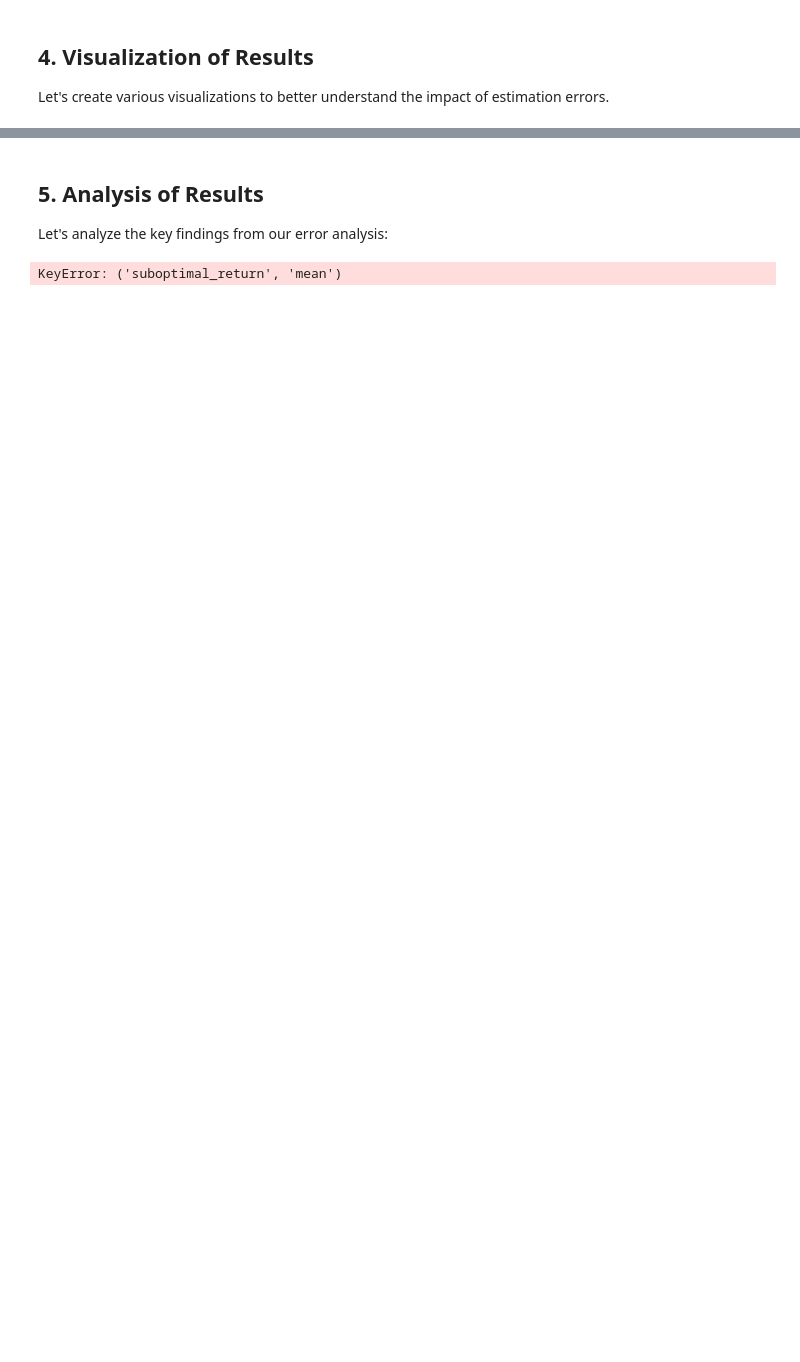
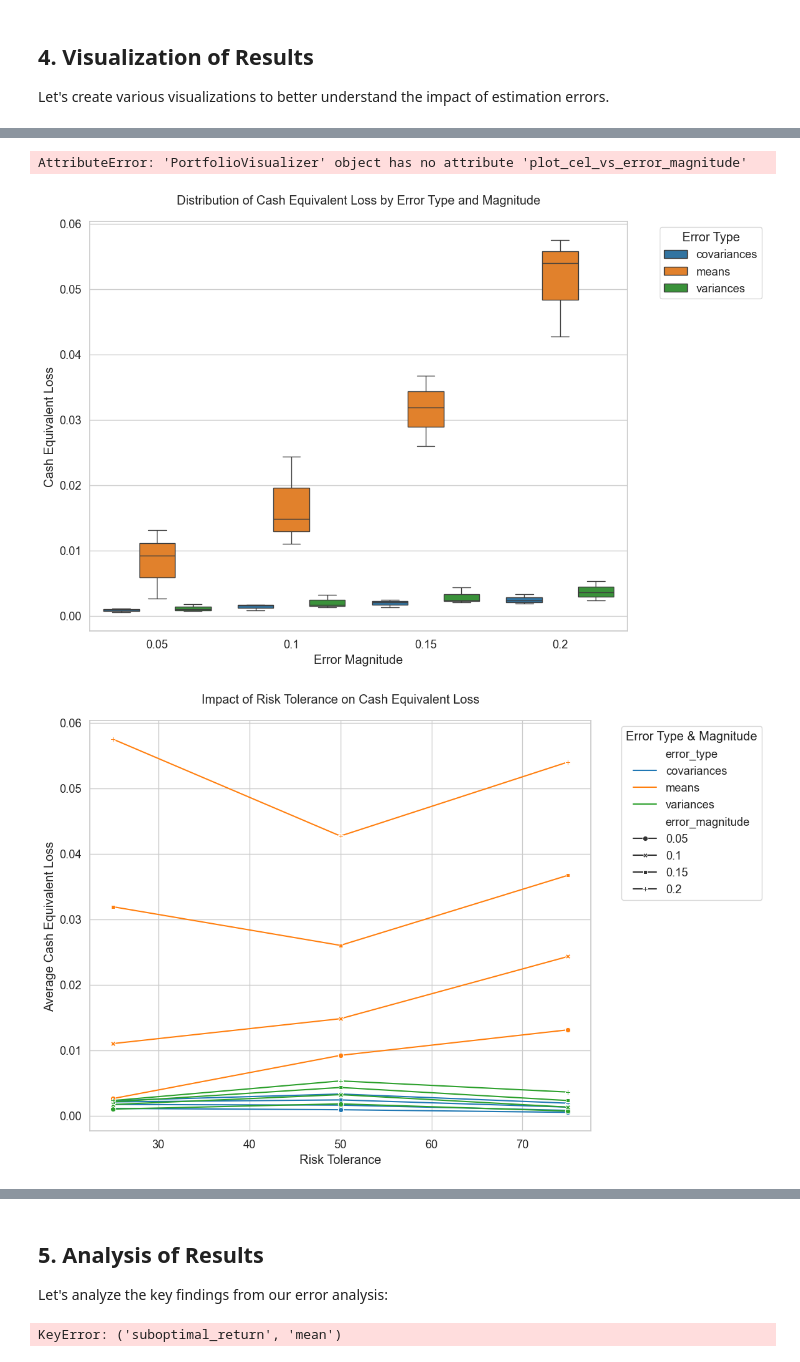
Before and after one commit to Rodmr092/trading-research, a Jupyter notebook: The effect of errors/notebooks/the effect of estimation errors.ipynb, the cells around one changed output, grey strips where cells are left out. Cells and saved outputs as stored; diff of their text form; code cells hidden in the pictures; blank space fills up the shorter version.

```diff
--- a/The effect of errors/notebooks/the effect of estimation errors.ipynb
+++ b/The effect of errors/notebooks/the effect of estimation errors.ipynb
@@ -175,13 +174,14 @@ Annualized Sharpe Ratio (Rf=0): 1.63
 We'll configure the error analysis parameters to study how different types and magnitudes of estimation errors affect portfolio performance.
 # %%
 config = ErrorAnalysisConfig(
-    n_iterations=50,                                 # Mantenemos esto
-    error_magnitudes=np.array([0.05, 0.20]),        # Solo magnitudes extremas
-    risk_tolerances=np.array([25, 75]),             # Solo tolerancias extremas
-    batch_size=25,                                  # Batch size optimizado
+    n_iterations=100,                                 # Paper usa 100 iteraciones
+    error_magnitudes=np.array([0.05, 0.10, 0.15, 0.20]),  # 4 magnitudes de error
+    risk_tolerances=np.array([25, 50, 75]),         # 3 niveles de tolerancia al riesgo
+    batch_size=25,                                   # Mantenemos batch size optimizado
     show_progress=True,
-    n_jobs=min(4, os.cpu_count() or 1)             # Máximo 4 workers
+    n_jobs=min(4, os.cpu_count() or 1)              # Mantenemos paralelización
 )
+
 
 # Añadir más logging para ver dónde se está atorando
 logging.getLogger('src.error_analysis').setLevel(logging.DEBUG)
@@ -241,0 +239,14 @@ RuntimeError: Failed to generate weight_differences.png: Data must be 1-dimensio
+# %%
+from src.visualization import create_visualizer
+
+# Crear el visualizador
+visualizer = create_visualizer(save_dir='figures')
+
+# Generar todas las visualizaciones
+all_plots = visualizer.generate_all_plots(results)
+
+# O generar visualizaciones específicas
+cel_vs_error = visualizer.plot_cel_vs_error_magnitude(results)
+cel_ratios = visualizer.plot_cel_ratios(results)
+paper_dashboard = visualizer.create_paper_style_dashboard(results)
+# %% [output]
@@ -241,0 +268,3 @@ RuntimeError: Failed to generate weight_differences.png: Data must be 1-dimensio
+AttributeError: 'PortfolioVisualizer' object has no attribute 'plot_cel_vs_error_magnitude'
+[figure, added]
+[figure, added]
```
Also changed, not shown: parts of 7 cells of this notebook, 8 other files.
